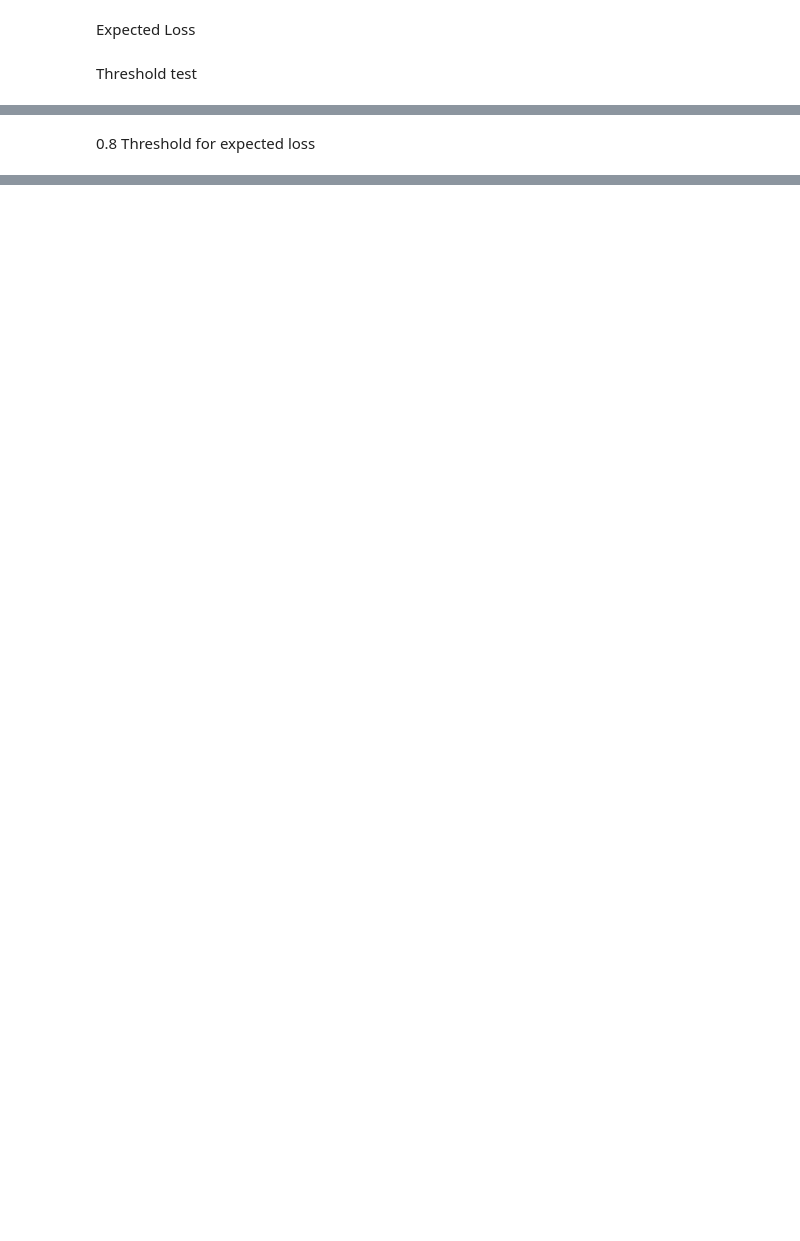
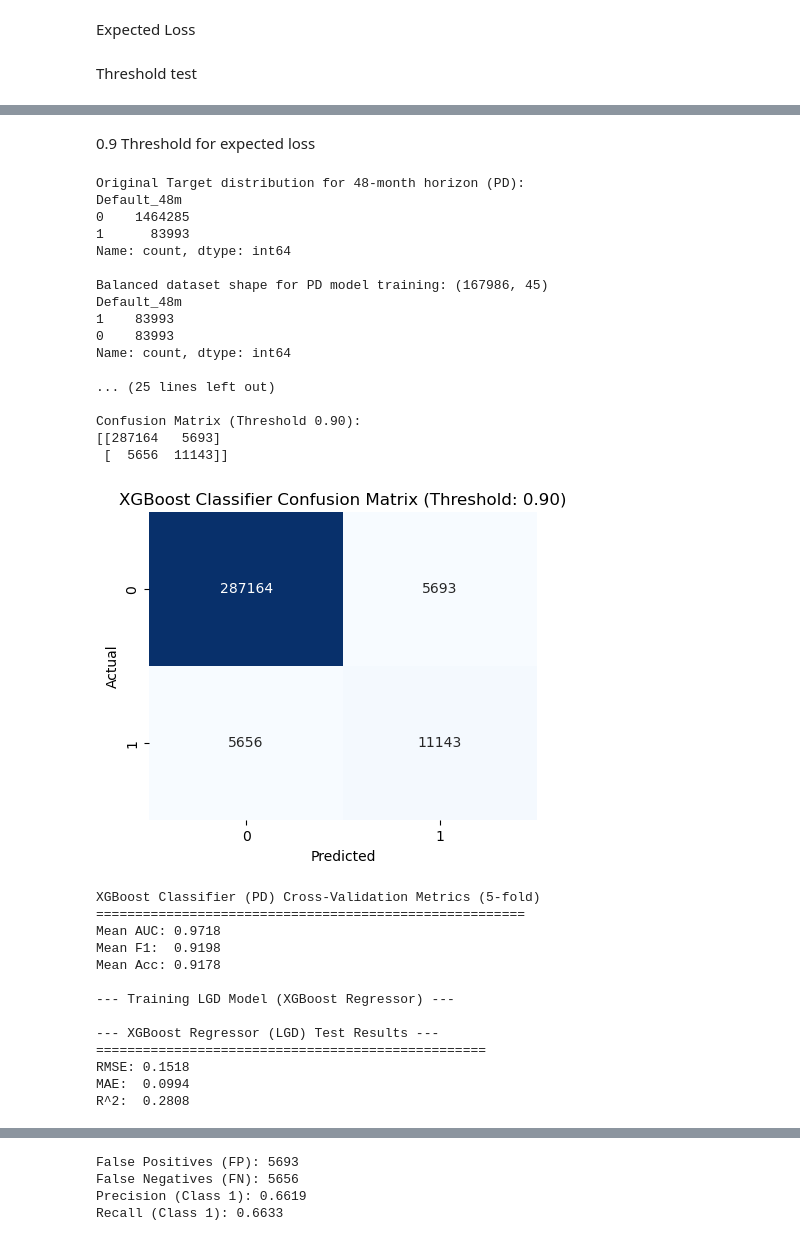
Before and after one commit to Caitlyn-Dinh/sba-loan-analysis, a Jupyter notebook: FinalProject/lossGivenDefault.ipynb, the cells around one changed output, grey strips where cells are left out. Drawn from its saved outputs; the diff is of its cells as text; code cells hidden in the pictures; blank space fills up the shorter version.

```diff
--- a/FinalProject/lossGivenDefault.ipynb
+++ b/FinalProject/lossGivenDefault.ipynb
@@ -673,8 +722,8 @@ X_test_lgd_actual_transformed = preprocessor.transform(X_test_lgd_actual_raw)
 # Helper Functions (Adapted for PD and LGD)
 metrics_dict_pd = {}
 metrics_dict_lgd = {}
-cv_pd = StratifiedKFold(n_splits=4, shuffle=True, random_state=42) # For PD
-cv_lgd = KFold(n_splits=4, shuffle=True, random_state=42) # For LGD
+cv_pd = StratifiedKFold(n_splits=5, shuffle=True, random_state=42) # For PD
+cv_lgd = KFold(n_splits=5, shuffle=True, random_state=42) # For LGD
 
 def plot_confusion_matrix(cm, model_name, threshold=0.5):
     plt.figure(figsize=(5, 4))
@@ -870,5 +1018,5 @@ for threshold in thresholds_to_test:
 # %% [markdown]
-0.8 Threshold for expected loss
+0.9 Threshold for expected loss
 # %%
 import pandas as pd
 import numpy as np
@@ -890,7 +1038,7 @@ from xgboost import XGBClassifier, XGBRegressor
 
 # Configuration
 H = 48  # Horizon in months for default prediction
-PD_THRESHOLD = 0.80 # Chosen default threshold for PD model for reporting and binary decisions
+PD_THRESHOLD = 0.90 # Chosen default threshold for PD model for reporting and binary decisions
 
 df = pd.read_csv('/Users/caitlyndinh/ai-academy/FinalProject/merged_with_naics.csv', low_memory=False)
 
@@ -1040,8 +1188,8 @@ X_test_lgd_actual_transformed = preprocessor.transform(X_test_lgd_actual_raw)
 # Helper Functions (Adapted for PD and LGD)
 metrics_dict_pd = {}
 metrics_dict_lgd = {}
-cv_pd = StratifiedKFold(n_splits=4, shuffle=True, random_state=42) # For PD
-cv_lgd = KFold(n_splits=4, shuffle=True, random_state=42) # For LGD
+cv_pd = StratifiedKFold(n_splits=5, shuffle=True, random_state=42) # For PD
+cv_lgd = KFold(n_splits=5, shuffle=True, random_state=42) # For LGD
 
 def plot_confusion_matrix(cm, model_name, threshold=0.5):
     plt.figure(figsize=(5, 4))
@@ -1091,7 +1239,7 @@ def train_and_evaluate_pd(model, model_name):
         'F1': scores['test_f1'].mean(),
         'Accuracy': scores['test_accuracy'].mean()
     }
-    print(f"\n{model_name} (PD) Cross-Validation Metrics (4-fold)")
+    print(f"\n{model_name} (PD) Cross-Validation Metrics (5-fold)")
     print("=" * 55)
     print(f"Mean AUC: {metrics_dict_pd[model_name]['AUC']:.4f}")
     print(f"Mean F1:  {metrics_dict_pd[model_name]['F1']:.4f}")
@@ -1128,7 +1276,7 @@ def train_and_evaluate_lgd(model, model_name):
         'MAE': -scores['test_neg_mean_absolute_error'].mean(),
         'R2': scores['test_r2'].mean()
     }
-    print(f"\n{model_name} (LGD) Cross-Validation Metrics (4-fold)")
+    print(f"\n{model_name} (LGD) Cross-Validation Metrics (5-fold)")
     print("=" * 55)
     print(f"Mean RMSE: {metrics_dict_lgd[model_name]['RMSE']:.4f}")
     print(f"Mean MAE:  {metrics_dict_lgd[model_name]['MAE']:.4f}")
@@ -1195,30 +1343,62 @@ el_results_df['Expected_Loss'] = expected_loss_per_loan
 print("\nSample of Expected Loss results per loan (Test Set):")
 print(el_results_df[['Predicted_PD_Proba', 'Predicted_PD_Binary', 'Predicted_LGD', 'EAD', 'Expected_Loss', 'Actual_PD', 'Actual_LGD']].head(10))
 
 # 5. Aggregate Portfolio-Level Expected Loss
 portfolio_expected_loss = el_results_df['Expected_Loss'].sum()
 print(f"\nTotal Portfolio Expected Loss (Test Set): ${portfolio_expected_loss:,.2f}")
 
 # You can also calculate average Expected Loss per loan
 average_expected_loss_per_loan = el_results_df['Expected_Loss'].mean()
 print(f"Average Expected Loss per loan (Test Set): ${average_expected_loss_per_loan:,.2f}")
 
 # Optional: Visualize Expected Loss Distribution
 plt.figure(figsize=(10, 6))
 sns.histplot(el_results_df['Expected_Loss'], bins=50, kde=True)
 plt.title('Distribution of Expected Loss per Loan (Test Set)')
 plt.xlabel('Expected Loss ($)')
 plt.ylabel('Number of Loans')
 plt.yscale('log') # Often useful for skewed distributions
 plt.show()
 
 # Optional: Compare CV metrics for PD and LGD models
 print("\n--- Cross-Validation Metrics Summary ---")
 print("\nPD Model Metrics:")
 print(pd.DataFrame(metrics_dict_pd).T)
 print("\nLGD Model Metrics:")
 print(pd.DataFrame(metrics_dict_lgd).T)
 
 # PD Model Evaluation at Chosen Threshold (for reporting/analysis)
 print(f"\n--- PD Model Evaluation at Chosen Threshold ({PD_THRESHOLD:.2f}) ---")
 evaluate_pd_with_threshold(pd_model_pipeline, "XGBoost Classifier", PD_THRESHOLD, y_test_pd_full, X_test_full_transformed)
+# %% [output]
+Original Target distribution for 48-month horizon (PD):
+Default_48m
+0    1464285
+1      83993
+Name: count, dtype: int64
+
+Balanced dataset shape for PD model training: (167986, 45)
+Default_48m
+1    83993
+0    83993
+Name: count, dtype: int64
+
+... (25 lines left out)
+
+Confusion Matrix (Threshold 0.90):
+[[287164   5693]
+ [  5656  11143]]
+[figure, added]
+XGBoost Classifier (PD) Cross-Validation Metrics (5-fold)
+=======================================================
+Mean AUC: 0.9718
+Mean F1:  0.9198
+Mean Acc: 0.9178
+
+--- Training LGD Model (XGBoost Regressor) ---
+
+--- XGBoost Regressor (LGD) Test Results ---
+==================================================
+RMSE: 0.1518
+MAE:  0.0994
+R^2:  0.2808
@@ -1224,0 +1442,4 @@ evaluate_pd_with_threshold(pd_model_pipeline, "XGBoost Classifier", PD_THRESHOLD
+False Positives (FP): 5693
+False Negatives (FN): 5656
+Precision (Class 1): 0.6619
+Recall (Class 1): 0.6633
```
Also changed, not shown: parts of 3 cells of this notebook, 3 other files.
